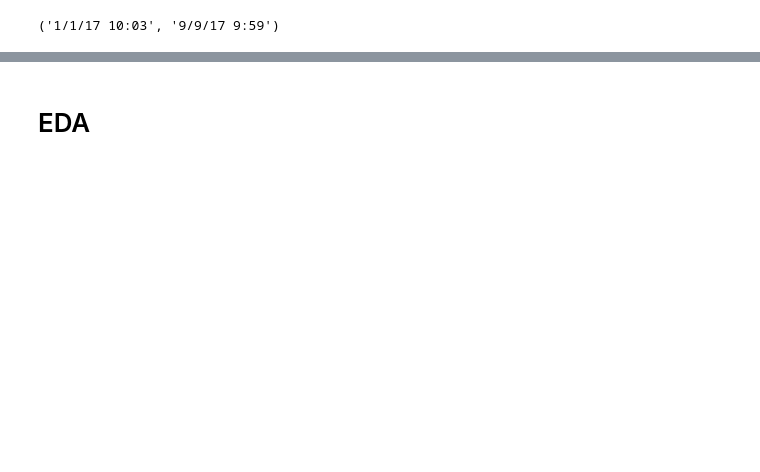
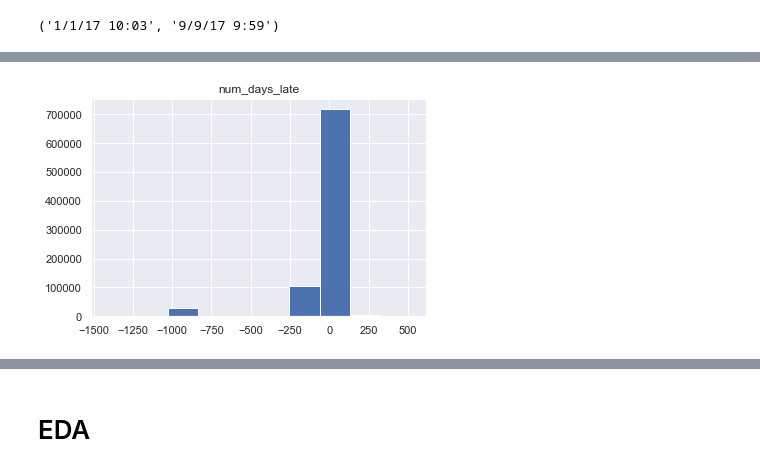
Before and after one commit to raedownen/classification_311, a Jupyter notebook: working_nb.ipynb, the cells around one changed output, grey strips where cells are left out. Cells and saved outputs as stored; diff of their text form; code cells hidden in the pictures; blank space fills up the shorter version.

```diff
--- a/working_nb.ipynb
+++ b/working_nb.ipynb
@@ -488,0 +514,10 @@ def prep21(df):
+# %%
+# Check out distributions of numeric columns.
+
+num_cols = df.columns[[df[col].dtype == 'float64' for col in df.columns]]
+for col in num_cols:
+    plt.hist(df[col])
+    plt.title(col)
+    plt.show()
+# %% [output]
+[figure, added]
```
Also changed, not shown: parts of 47 cells of this notebook.
